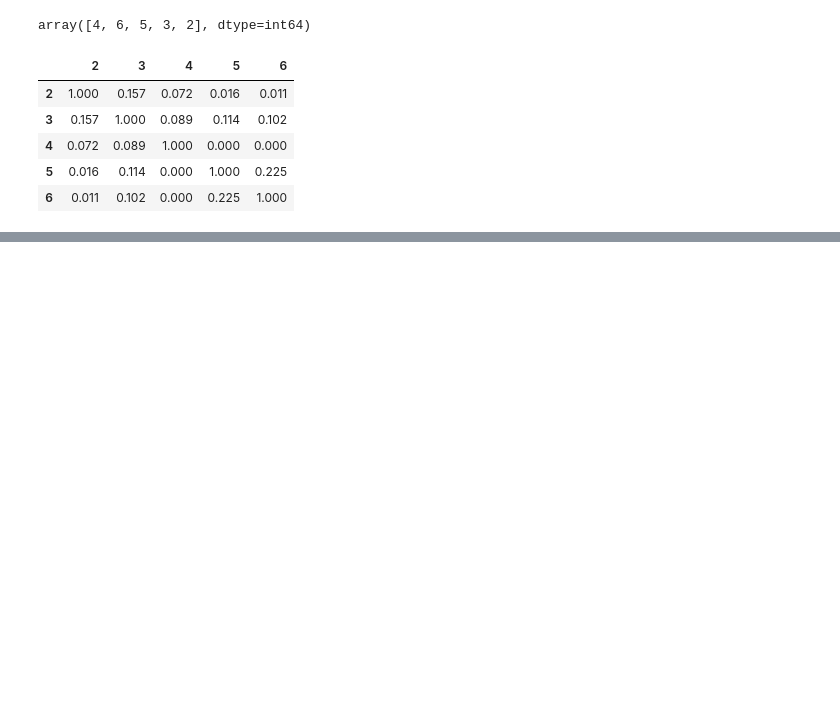
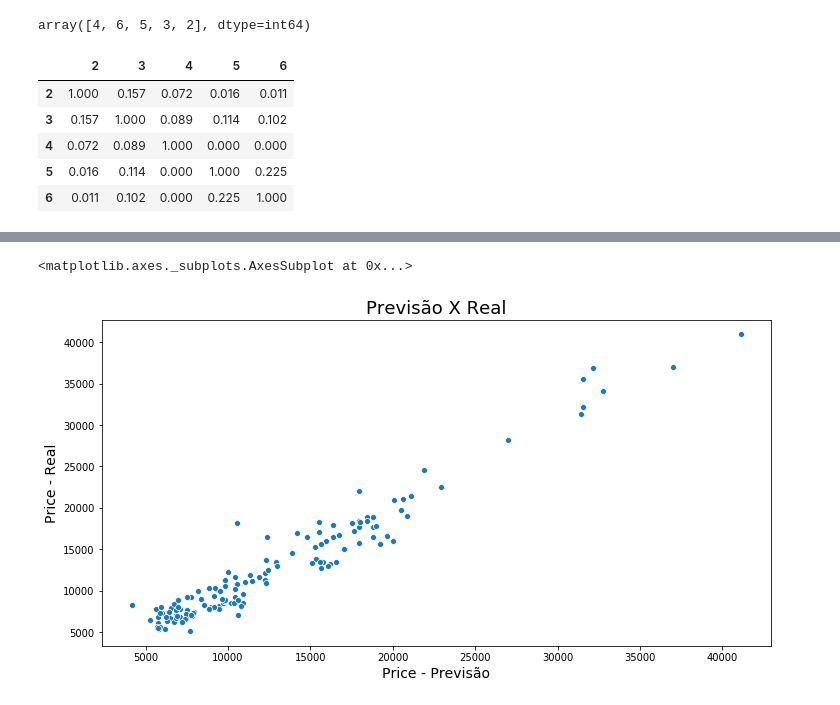
Before and after one commit to brenocarrer/Regression_CarPrice, a Jupyter notebook: Regression_CarPrice.ipynb, the cells around one changed output, grey strips where cells are left out. Drawn from its saved outputs; the diff is of its cells as text; code cells hidden in the pictures; blank space fills up the shorter version.

```diff
--- a/Regression_CarPrice.ipynb
+++ b/Regression_CarPrice.ipynb
@@ -389,0 +762,9 @@ df_hipoteses.head()
+# %%
+y=dados_regression_2['price']
+X= dados_regression_2[dados_regression_2.drop(columns='price').columns.to_list()]
+# %%
+X_train, X_test, y_train, y_test = train_test_split(X, y, test_size=0.3, random_state=2811)
+# %%
+modelo=LinearRegression()
+# %%
+modelo.fit(X_train,y_train)
@@ -389,0 +807,11 @@ df_hipoteses.head()
+# %%
+y_previsto_train=modelo.predict(X_train)
+ax = sns.scatterplot(x=y_previsto_train, y=y_train)
+ax.figure.set_size_inches(12, 6)
+ax.set_title('Previsão X Real', fontsize=18)
+ax.set_xlabel('Price - Previsão', fontsize=14)
+ax.set_ylabel('Price - Real', fontsize=14)
+ax
+# %% [output]
+<matplotlib.axes._subplots.AxesSubplot at 0x...>
+[figure, added]
```
Also changed, not shown: parts of 62 cells of this notebook.
